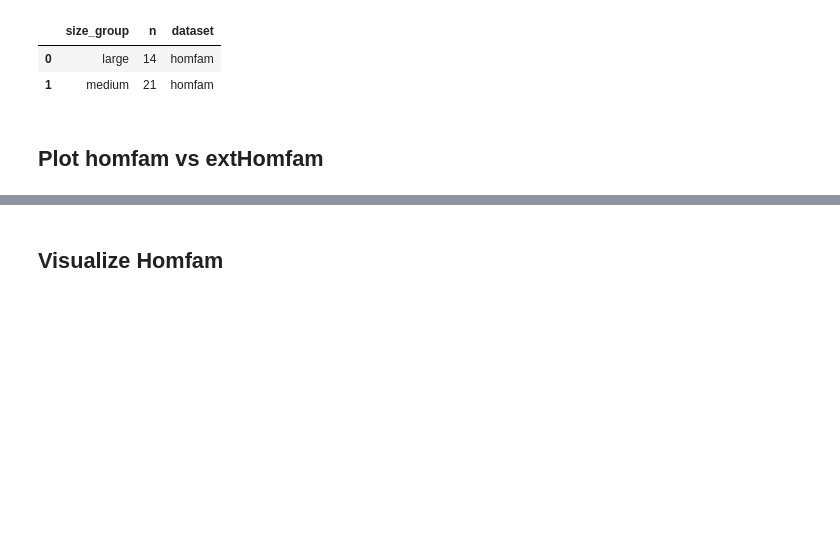
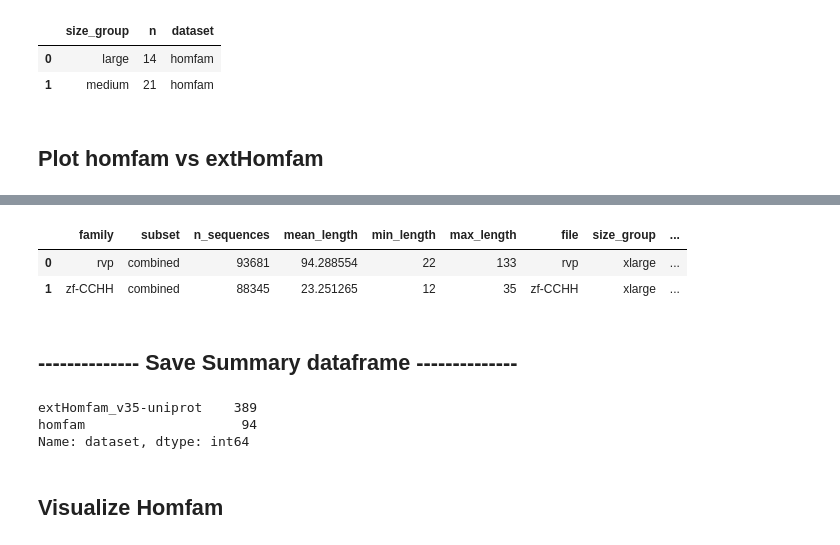
Before and after one commit to luisas/nf_structural_regression, a Jupyter notebook: notebook/00_HomFam.ipynb, the cells around one changed output, grey strips where cells are left out. Saved outputs shown, nothing was run; the diff lists cells and outputs as text; code cells hidden in the pictures; blank space fills up the shorter version.

```diff
--- a/notebook/00_HomFam.ipynb
+++ b/notebook/00_HomFam.ipynb
@@ -182,8 +203,12 @@ plt.savefig(os.path.join(outdir, "00_nFamilies.pdf"))
 perc_ref_homfam = summary_homfam_merged[["family", "perc_ref_total"]]
 summary_homfam = summary_homfam_combined.merge(perc_ref_homfam, on="family")
 # Ext homfam
-perc_ref_exthomfam = summary_exthomfam_merged[["family", "perc_ref_total"]]
-summary_exthomfam = summary_exthomfam_combined.merge(perc_ref_exthomfam, on="family")
+perc_ref_exthomfam_v33ncbi = summary_exthomfam_merged_v33ncbi[["family", "perc_ref_total"]]
+summary_exthomfam_v33ncbi = summary_exthomfam_combined_v33ncbi.merge(perc_ref_exthomfam_v33ncbi, on="family")
+# Ext homfam
+perc_ref_exthomfam_v35uniprot = summary_exthomfam_merged_v35uniprot[["family", "perc_ref_total"]]
+summary_exthomfam_v35uniprot = summary_exthomfam_combined_v35uniprot.merge(perc_ref_exthomfam_v35uniprot, on="family")
 #summary comb
 summary_homfam["dataset"]="homfam"
-summary_exthomfam["dataset"]="exthomfam"
+summary_exthomfam_v33ncbi["dataset"]="extHomfam_v33-ncbi"
+summary_exthomfam_v35uniprot["dataset"]="extHomfam_v35-uniprot"
@@ -202,4 +215,5 @@ summary_homfam_merged.head(2)
 # %%
-summary = pd.concat([summary_homfam, summary_exthomfam])
+summary = pd.concat([summary_homfam, summary_exthomfam_v35uniprot])
 # %%
 summary= summary.reset_index()
+summary = summary.iloc[: , 1:]
@@ -217,0 +220,8 @@ sns.displot(summary, x="perc_ref_total", hue="dataset", fill=True, kde = True)
+# %%
+summary.head(2)
+# %% [output]
+|  | family | subset | n_sequences | mean_length | min_length | max_length | file | size_group | ... |
+| 0 | rvp | combined | 93681 | 94.288554 | 22 | 133 | rvp | xlarge | ... |
+| 1 | zf-CCHH | combined | 88345 | 23.251265 | 12 | 35 | zf-CCHH | xlarge | ... |
+# %% [markdown]
+## -------------- Save Summary dataframe  --------------
@@ -218,3 +230,9 @@ sns.displot(summary, x="perc_ref_total", hue="dataset", fill=True, kde = True)
+# %%
+summary.dataset.value_counts()
+# %% [output]
+extHomfam_v35-uniprot    389
+homfam                    94
+Name: dataset, dtype: int64
 # %% [markdown]
 ## Visualize Homfam
 # %%
```
Also changed, not shown: parts of 19 cells of this notebook, 18 other files.
